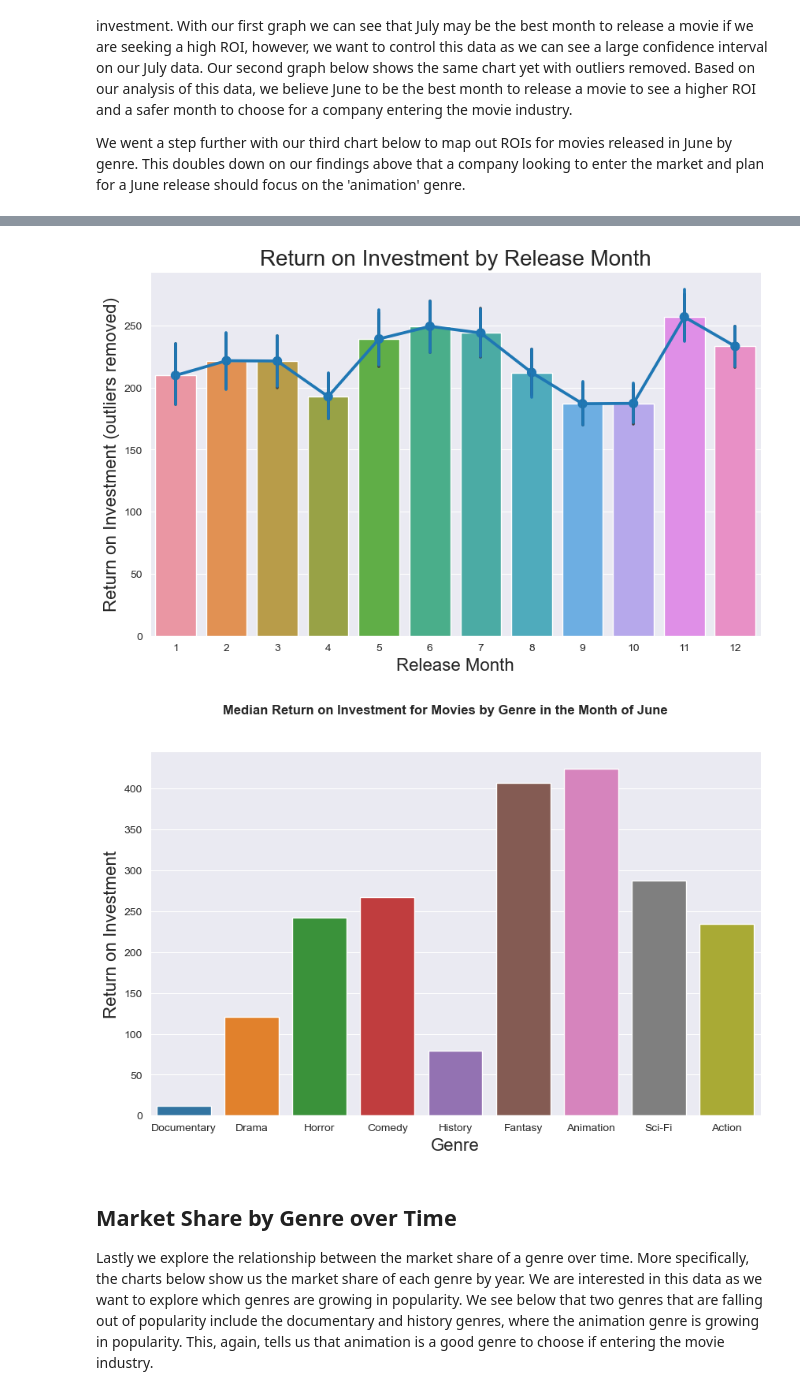
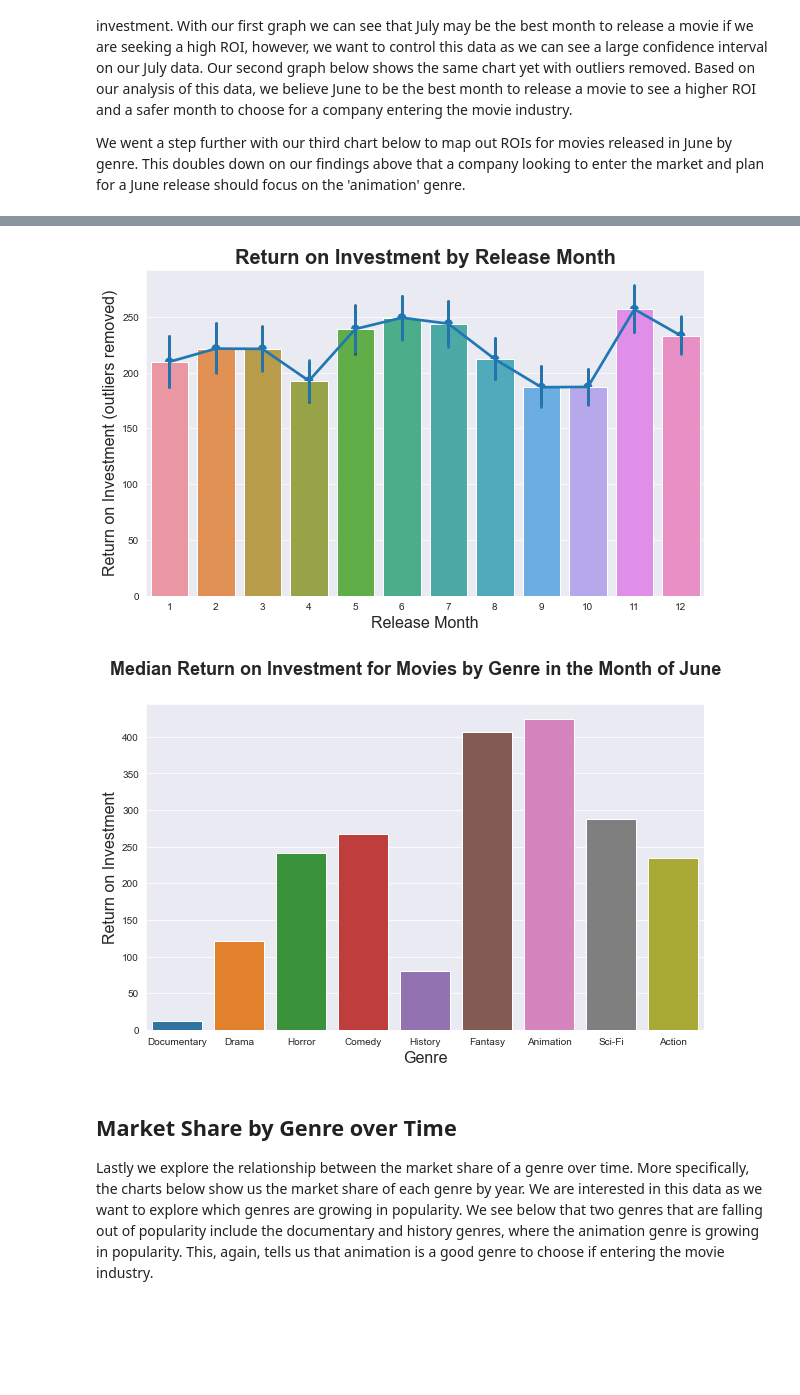
Before and after one commit to DGieseke/Exploratory-Data-Analysis-Using-Movie-Data, a Jupyter notebook: daniel/DG Edits - Movie Data Visualization Project.ipynb, the cells around one changed output, grey strips where cells are left out. Saved outputs shown, nothing was run; the diff lists cells and outputs as text; code cells hidden in the pictures; blank space fills up the shorter version.

```diff
--- a/daniel/DG Edits - Movie Data Visualization Project.ipynb
+++ b/daniel/DG Edits - Movie Data Visualization Project.ipynb
@@ -712,11 +710,11 @@ sns.pointplot(x="release_month", y="clean_roi", data=tn_df)
 
 ax.set_xlabel('Release Month', fontsize = 16)
 ax.set_ylabel('Return on Investment (outliers removed)', fontsize = 16)
-ax.set_title('Return on Investment by Release Month', fontsize = 20)
+ax.set_title('Return on Investment by Release Month', fontsize = 20, weight = 'bold')
 
 plt.show()
 # %% [output]
-[figure, old version]
+[figure, new version]
 # %%
 june_df = genre_money_df[genre_money_df['release_month'] == 6]
 # %%
@@ -732,18 +730,18 @@ action_june_ROI = june_df[june_df['genres'].str.contains("Action")]['return_on_i
 # %%
 fig, ax = plt.subplots(figsize=(10, 6))
 
-fig.suptitle('Median Return on Investment for Movies by Genre in the Month of June', weight='bold')
+fig.suptitle('Median Return on Investment for Movies by Genre in the Month of June', fontsize = 18, weight='bold')
 
 sns.barplot(x = ['Documentary', 'Drama', 'Horror', 'Comedy', 'History', 'Fantasy', 'Animation', 'Sci-Fi', 'Action'],
        y = [doc_june_ROI, drama_june_ROI, horror_june_ROI, comedy_june_ROI, history_june_ROI, fantasy_june_ROI,
             animation_june_ROI, scifi_june_ROI, action_june_ROI])
 
 ax.set_xlabel('Genre', fontsize = 16)
 ax.set_ylabel('Return on Investment', fontsize = 16)
 
 plt.show()
 # %% [output]
-[figure, old version]
+[figure, new version]
 # %% [markdown]
 ## Market Share by Genre over Time
 Lastly we explore the relationship between the market share of a genre over time.  More specifically, the charts below show us the market share of each genre by year.  We are interested in this data as we want to explore which genres are growing in popularity.  We see below that two genres that are falling out of popularity include the documentary and history genres, where the animation genre is growing in popularity.  This, again, tells us that animation is a good genre to choose if entering the movie industry.
```
Also changed, not shown: parts of 20 cells of this notebook.
